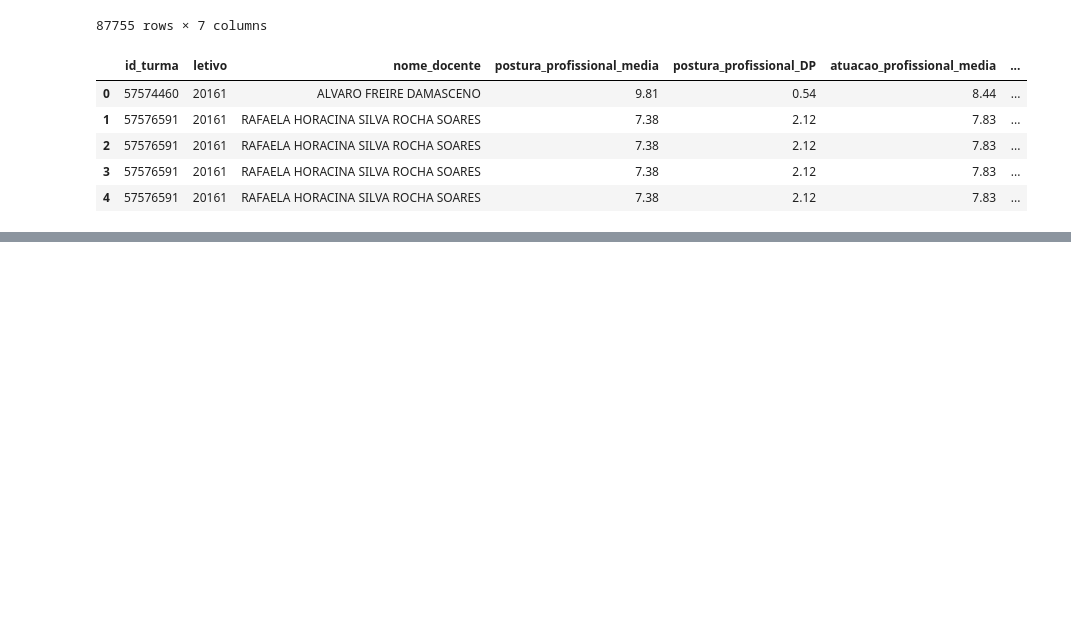
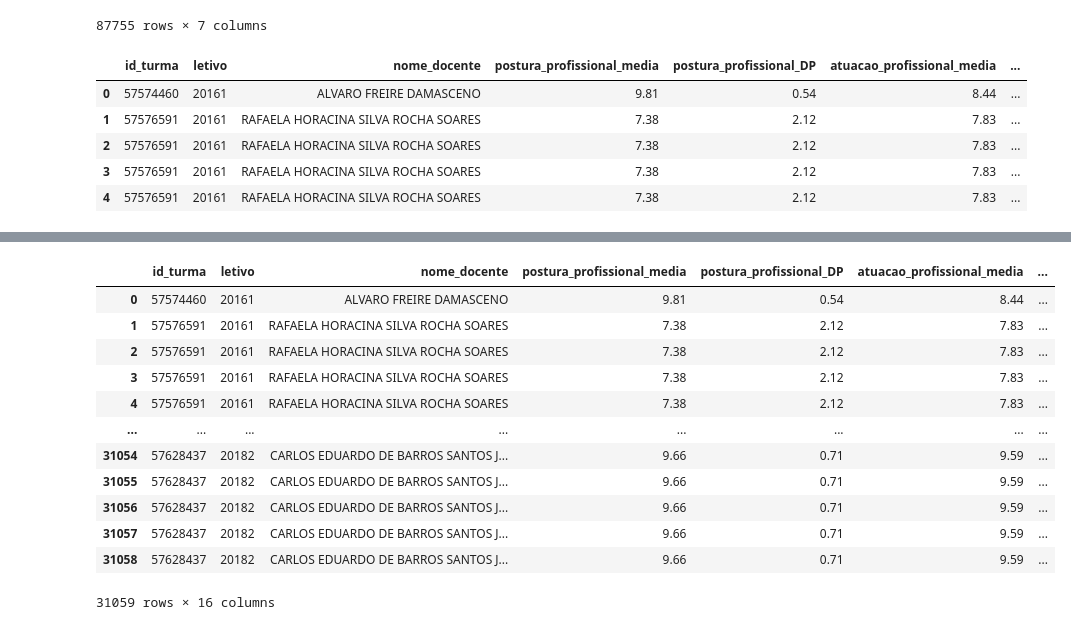
Before and after one commit to dav1rm/Notebook-IA, a Jupyter notebook: IAEduc-3-unidade.ipynb, the cells around one changed output, grey strips where cells are left out. Saved outputs shown, nothing was run; the diff lists cells and outputs as text; code cells hidden in the pictures; blank space fills up the shorter version.

```diff
--- a/IAEduc-3-unidade.ipynb
+++ b/IAEduc-3-unidade.ipynb
@@ -83,0 +99,16 @@ merged_infos[merged_infos['local']=='SALA DE AULA 07 - Musculação']
+# %%
+merged_infos
+# %% [output]
+|  | id_turma | letivo | nome_docente | postura_profissional_media | postura_profissional_DP | atuacao_profissional_media | ... |
+| 0 | 57574460 | 20161 | ALVARO FREIRE DAMASCENO | 9.81 | 0.54 | 8.44 | ... |
+| 1 | 57576591 | 20161 | RAFAELA HORACINA SILVA ROCHA SOARES | 7.38 | 2.12 | 7.83 | ... |
+| 2 | 57576591 | 20161 | RAFAELA HORACINA SILVA ROCHA SOARES | 7.38 | 2.12 | 7.83 | ... |
+| 3 | 57576591 | 20161 | RAFAELA HORACINA SILVA ROCHA SOARES | 7.38 | 2.12 | 7.83 | ... |
+| 4 | 57576591 | 20161 | RAFAELA HORACINA SILVA ROCHA SOARES | 7.38 | 2.12 | 7.83 | ... |
+| ... | ... | ... | ... | ... | ... | ... | ... |
+| 31054 | 57628437 | 20182 | CARLOS EDUARDO DE BARROS SANTOS J... | 9.66 | 0.71 | 9.59 | ... |
+| 31055 | 57628437 | 20182 | CARLOS EDUARDO DE BARROS SANTOS J... | 9.66 | 0.71 | 9.59 | ... |
+| 31056 | 57628437 | 20182 | CARLOS EDUARDO DE BARROS SANTOS J... | 9.66 | 0.71 | 9.59 | ... |
+| 31057 | 57628437 | 20182 | CARLOS EDUARDO DE BARROS SANTOS J... | 9.66 | 0.71 | 9.59 | ... |
+| 31058 | 57628437 | 20182 | CARLOS EDUARDO DE BARROS SANTOS J... | 9.66 | 0.71 | 9.59 | ... |
+31059 rows × 16 columns
```
Also changed, not shown: parts of 4 cells of this notebook.
